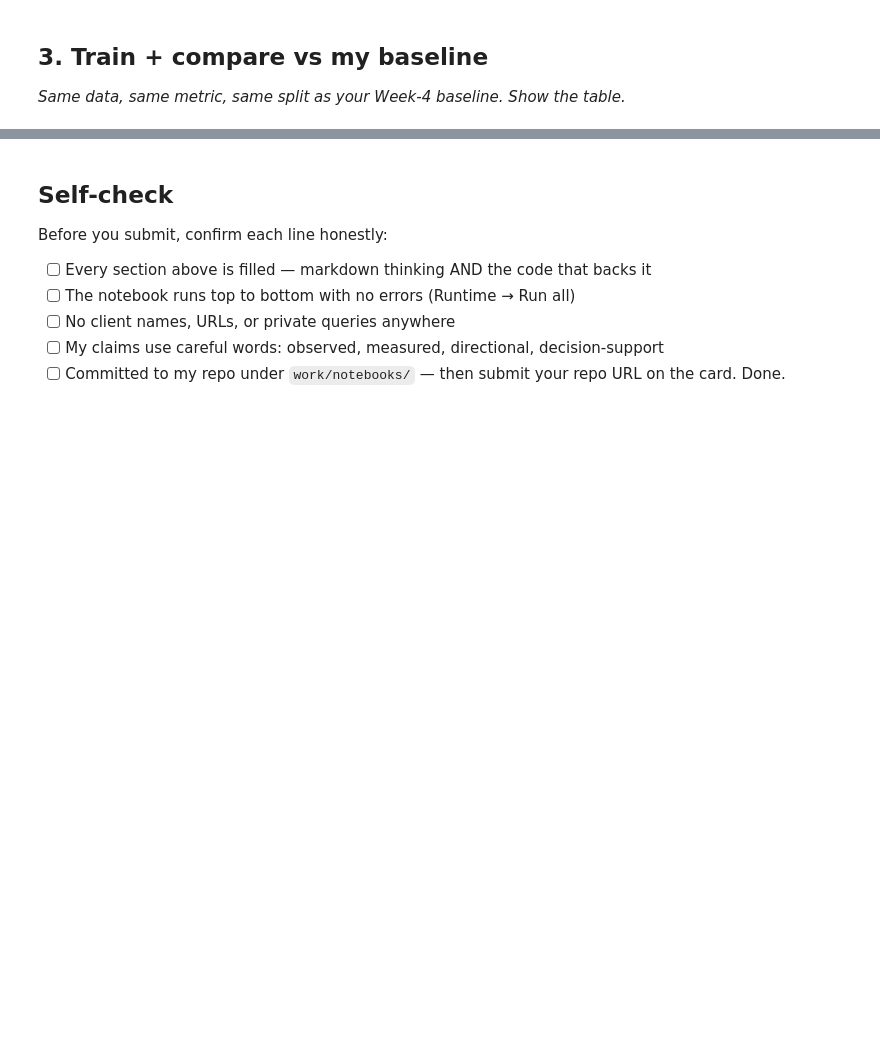
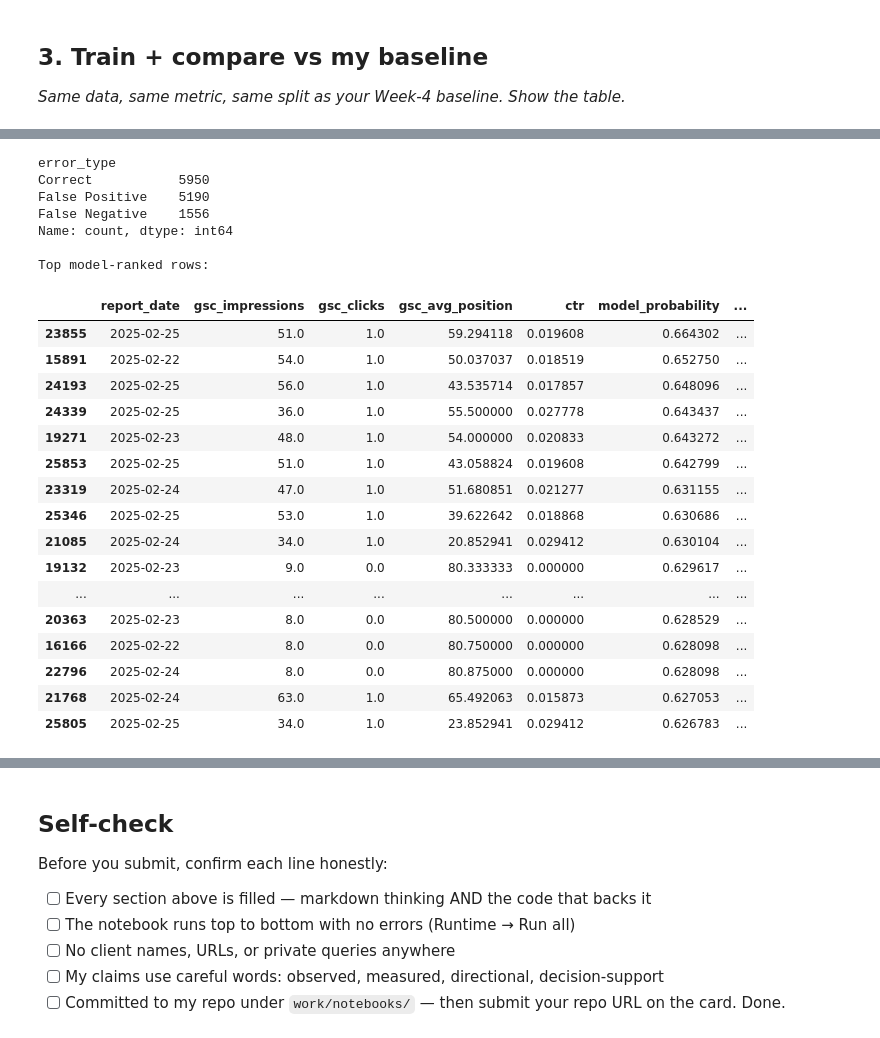
Before and after one commit to abdulmoeed1090/Fly-rank-starter-assignment, a Jupyter notebook: work/notebooks/w05_model.ipynb, the cells around one changed output, grey strips where cells are left out. Cells and saved outputs as stored; diff of their text form; code cells hidden in the pictures; blank space fills up the shorter version.

```diff
--- a/work/notebooks/w05_model.ipynb
+++ b/work/notebooks/w05_model.ipynb
@@ -34,3 +463,71 @@ This skeleton is yours to fill. Work the sections **in order** — each one has
 # %%
 # This cell is for CODE (numbers, a query, a check).
 # Write your text answer in the cell ABOVE this one — typing sentences here breaks Run All.
+
+# Error analysis
+
+error_df = test_df.copy()
+
+error_df["model_probability"] = model_prob
+error_df["model_prediction"] = model_pred
+
+error_df["error_type"] = np.select(
+    [
+        (error_df["model_prediction"] == 1) &
+        (error_df["future_decline"] == 0),
+
+        (error_df["model_prediction"] == 0) &
+        (error_df["future_decline"] == 1)
+    ],
+    [
+        "False Positive",
+        "False Negative"
+    ],
+    default="Correct"
+)
+
+print(error_df["error_type"].value_counts())
+
+print("\nTop model-ranked rows:")
+display(
+    error_df.sort_values(
+        "model_probability",
+        ascending=False
+    )[
+        [
+            "report_date",
+            "gsc_impressions",
+            "gsc_clicks",
+            "gsc_avg_position",
+            "ctr",
+            "model_probability",
+            "future_decline",
+            "error_type"
+        ]
+    ].head(20)
+)
+# %% [output]
+error_type
+Correct           5950
+False Positive    5190
+False Negative    1556
+Name: count, dtype: int64
+
+Top model-ranked rows:
+|  | report_date | gsc_impressions | gsc_clicks | gsc_avg_position | ctr | model_probability | ... |
+| 23855 | 2025-02-25 | 51.0 | 1.0 | 59.294118 | 0.019608 | 0.664302 | ... |
+| 15891 | 2025-02-22 | 54.0 | 1.0 | 50.037037 | 0.018519 | 0.652750 | ... |
+| 24193 | 2025-02-25 | 56.0 | 1.0 | 43.535714 | 0.017857 | 0.648096 | ... |
+| 24339 | 2025-02-25 | 36.0 | 1.0 | 55.500000 | 0.027778 | 0.643437 | ... |
+| 19271 | 2025-02-23 | 48.0 | 1.0 | 54.000000 | 0.020833 | 0.643272 | ... |
+| 25853 | 2025-02-25 | 51.0 | 1.0 | 43.058824 | 0.019608 | 0.642799 | ... |
+| 23319 | 2025-02-24 | 47.0 | 1.0 | 51.680851 | 0.021277 | 0.631155 | ... |
+| 25346 | 2025-02-25 | 53.0 | 1.0 | 39.622642 | 0.018868 | 0.630686 | ... |
+| 21085 | 2025-02-24 | 34.0 | 1.0 | 20.852941 | 0.029412 | 0.630104 | ... |
+| 19132 | 2025-02-23 | 9.0 | 0.0 | 80.333333 | 0.000000 | 0.629617 | ... |
+| ... | ... | ... | ... | ... | ... | ... | ... |
+| 20363 | 2025-02-23 | 8.0 | 0.0 | 80.500000 | 0.000000 | 0.628529 | ... |
+| 16166 | 2025-02-22 | 8.0 | 0.0 | 80.750000 | 0.000000 | 0.628098 | ... |
+| 22796 | 2025-02-24 | 8.0 | 0.0 | 80.875000 | 0.000000 | 0.628098 | ... |
+| 21768 | 2025-02-24 | 63.0 | 1.0 | 65.492063 | 0.015873 | 0.627053 | ... |
+| 25805 | 2025-02-25 | 34.0 | 1.0 | 23.852941 | 0.029412 | 0.626783 | ... |
```
Also changed, not shown: parts of 28 cells of this notebook.
